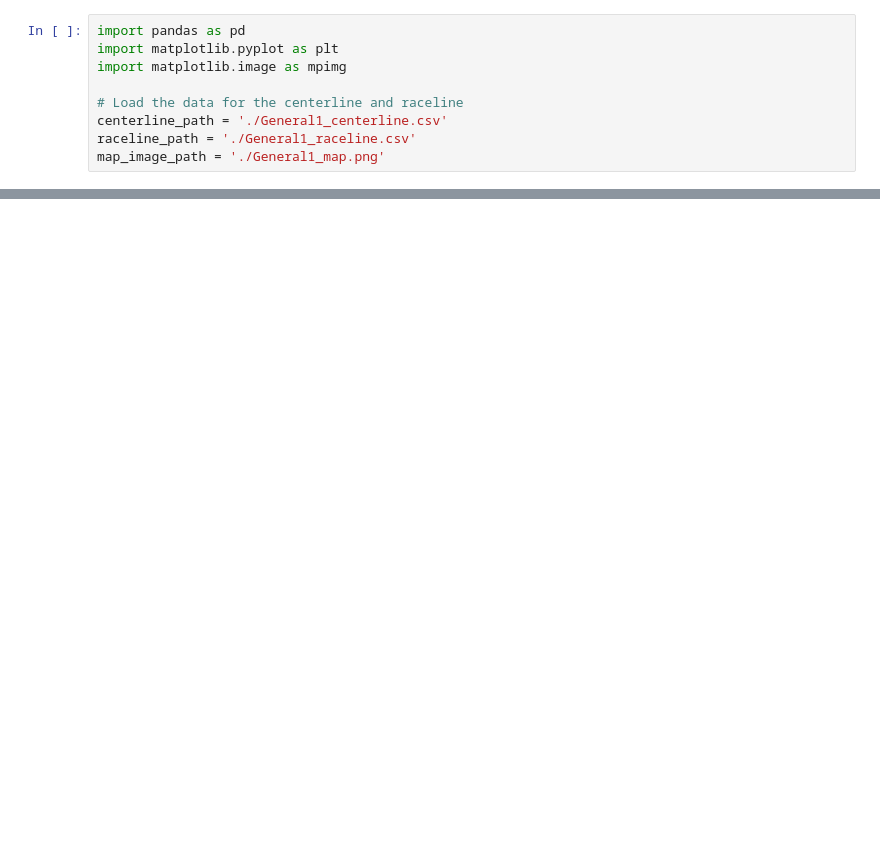
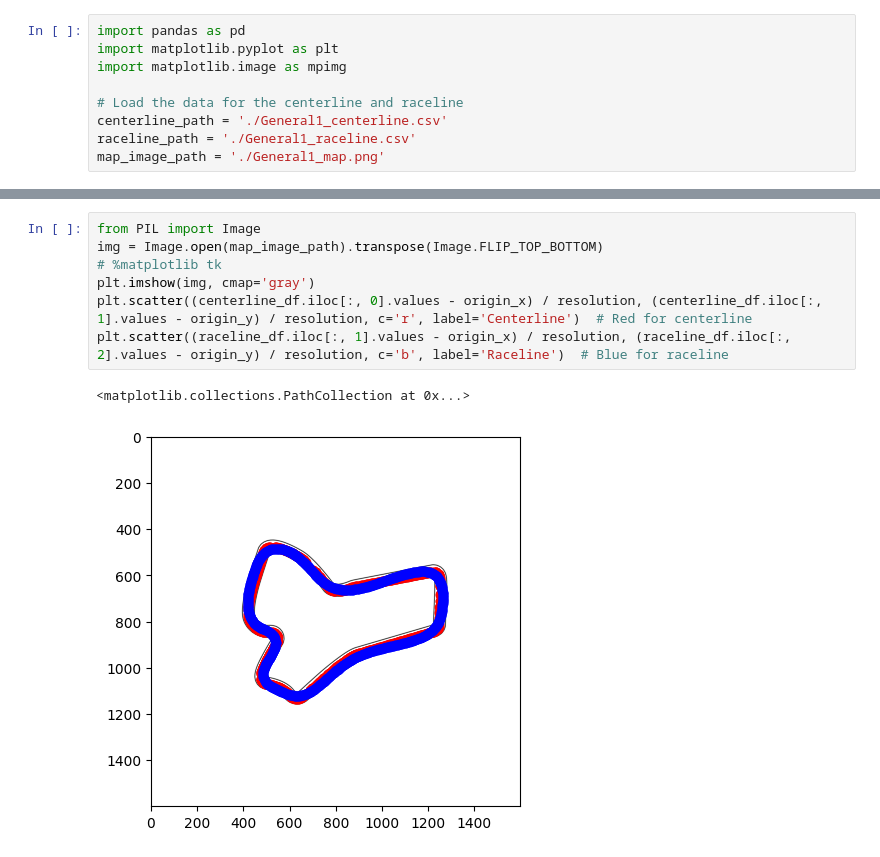
Before and after one commit to HappyWalkers/learning_adaptive_safety, a Jupyter notebook: f1tenth_racetracks_overrides/General1_cp/data.ipynb, the cells around one changed output, grey strips where cells are left out. Drawn from its saved outputs; the diff is of its cells as text; blank space fills up the shorter version.

```diff
--- a/f1tenth_racetracks_overrides/General1_cp/data.ipynb
+++ b/f1tenth_racetracks_overrides/General1_cp/data.ipynb
@@ -49,0 +56,10 @@ plt.show()
+# %%
+from PIL import Image
+img = Image.open(map_image_path).transpose(Image.FLIP_TOP_BOTTOM)
+# %matplotlib tk
+plt.imshow(img, cmap='gray')
+plt.scatter((centerline_df.iloc[:, 0].values - origin_x) / resolution, (centerline_df.iloc[:, 1].values - origin_y) / resolution, c='r', label='Centerline')  # Red for centerline
+plt.scatter((raceline_df.iloc[:, 1].values - origin_x) / resolution, (raceline_df.iloc[:, 2].values - origin_y) / resolution, c='b', label='Raceline')  # Blue for raceline
+# %% [output]
+<matplotlib.collections.PathCollection at 0x...>
+[figure, added]
```
Also changed, not shown: parts of 3 cells of this notebook, 11 other files.
